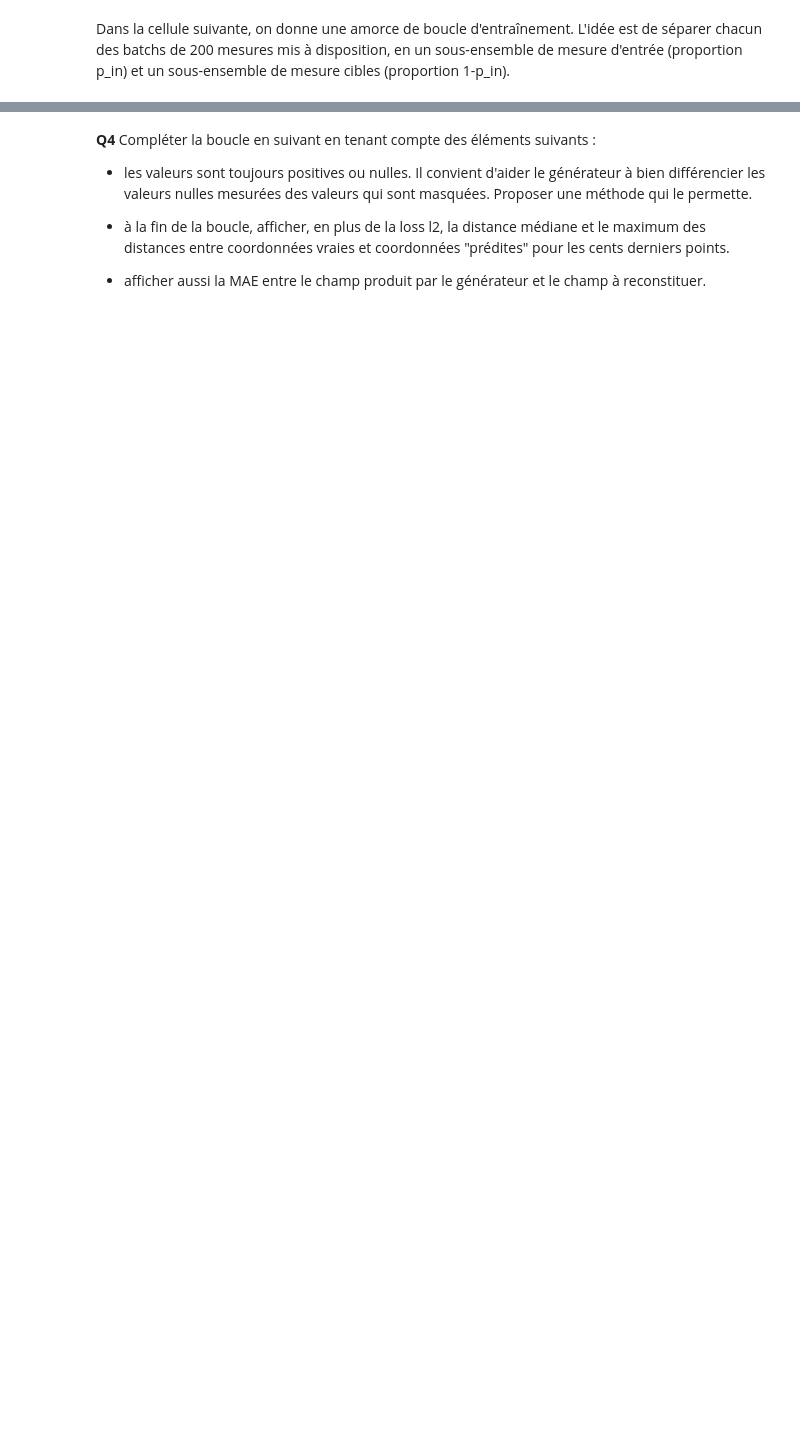
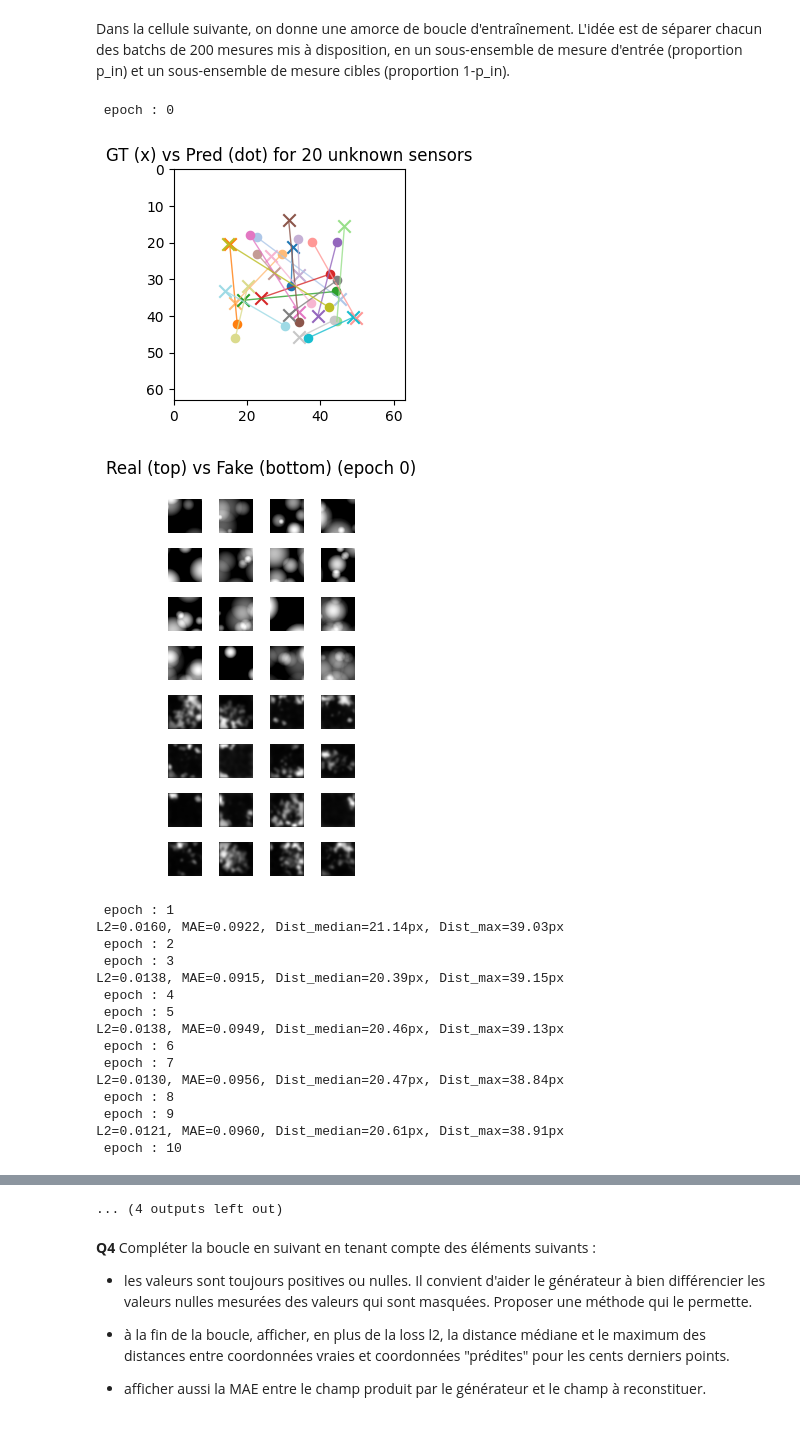
Before and after one commit to berbessout/ML_S5_etudiants, a Jupyter notebook: exams/exam_session1/problem1.ipynb, the cells around one changed output, grey strips where cells are left out. Cells and saved outputs as stored; diff of their text form; code cells hidden in the pictures; blank space fills up the shorter version.

```diff
--- a/exams/exam_session1/problem1.ipynb
+++ b/exams/exam_session1/problem1.ipynb
@@ -749,7 +751,7 @@ class Generator(nn.Module):
         # Pass the splatted image through the UNet
         field = self.unet(img_splat)
 
-        return 2*torch.tanh(field) # application de tanh pour restreindre l'intervalle de sortie
+        return field # application de tanh pour restreindre l'intervalle de sortie
 # %% [markdown]
 **Q2** Compléter le code en faisant se suivre le splatting et l'application du UNet. Vérifier sur un exemple que le code est bien fonctionnel.
 # %%
@@ -916,18 +830,35 @@ for epoch in range(nepochs):
 Dans la cellule suivante, on donne une amorce de boucle d'entraînement.
 L'idée est de séparer chacun des batchs de 200 mesures mis à disposition, en un sous-ensemble de mesure d'entrée (proportion p_in) et un sous-ensemble de mesure cibles (proportion 1-p_in).
 # %%
+# Initialisation
+device = "cuda" if torch.cuda.is_available() else "cpu"
+nepochs = 50
+p_in = 0.5  # proportion de mesures utilisées en entrée
+sigma = 2.0
+
+# Normalisation des coordonnées connues
+known_coords_norm = 2.0 * known_coordinates / (W - 1) - 1.0  # (N0,2) in [-1,1]
+
+# Création du générateur et de l'optimiseur
+G = Generator(N0, N1).to(device)
+optG = torch.optim.Adam(G.parameters(), lr=1e-3)
+
 ds = DatasetPB1(bs=32,
             known_coordinates=known_coordinates,
             unknown_coordinates=unknown_coordinates,
             steps_per_epoch=50,
             device=device)
+# Stockage des scores pour la partie III
+scores_history = {"l2": [], "mae": [], "dist_median": [], "dist_max": []}
 
 for epoch in range(nepochs):
+    print(f' epoch : {epoch}')
     # running sums for this epoch
     sum_l2 = 0.0
     sum_g  = 0.0
     sum_d  = 0.0
     n_steps = 0
+    sum_mae = 0.0
 
     # Pas de DataLoader : on sollicite seulement le Dataset ds
     for batch in ds:
@@ -936,40 +867,79 @@ for epoch in range(nepochs):
         meas = meas[:,1,:].unsqueeze(-1).to(device)  # (B,N,1)
 
         # Masquage d'une partie des inputs (attention à la confusion valeurs nulles / valeurs masquées !)
         input_mask = (torch.rand_like(meas) < p_in).float()
-        ...
+        meas_in_shift = meas * input_mask + (-0.1) * (1 - input_mask)
 
         # Forward
-        field = G(meas_in_shift, known_coords_norm, sigma)
+        field = G(meas_in_shift, known_coords_norm.to(device), sigma)
 
         # Récupération des coordonnées normalisées
         coords_full = torch.cat([
-            known_coords_norm.unsqueeze(0).expand(field.size(0), -1, -1),
+            known_coords_norm.unsqueeze(0).expand(field.size(0), -1, -1).to(device),
             G.unknown_coords.unsqueeze(0).expand(field.size(0), -1, -1)
         ], dim=1)
 
         # PRojection
-        ... = project_field(...)
+        proj_vals = project_field(field, coords_full)
 
         # Masque pour les cibles
-        target_mask = ...
+        target_mask = (1 - input_mask.squeeze(-1))
 
         # Optim
-        loss_l2 = ...
+        optG.zero_grad()
+        loss_l2 = ((proj_vals - meas.squeeze(-1)) ** 2 * target_mask).sum() / (target_mask.sum() + 1e-6)
+        loss_l2.backward()
+        optG.step()
 
-        ...
+        # Calcul de la MAE sur le champ complet (pour monitoring)
+        with torch.no_grad():
+            mae_batch = (field - batch["discs_gt"].to(device)).abs().mean().item()
+            sum_mae += mae_batch
+
+        sum_l2 += loss_l2.item()
+        n_steps += 1
 
     # Visualisation / Scoring (pas de validation)
     with torch.no_grad():
+      # Calcul des distances entre coordonnées vraies et prédites
+      pred_pix = (G.unknown_coords.detach().cpu() + 1.0) * ((W - 1) / 2.0)
+      gt_pix = unknown_coordinates.detach().cpu()
+      distances = torch.norm(pred_pix - gt_pix, dim=1)
+      dist_median = distances.median().item()
+      dist_max = distances.max().item()
+
+      scores_history["l2"].append(sum_l2 / n_steps)
+      scores_history["mae"].append(sum_mae / n_steps)
+      scores_history["dist_median"].append(dist_median)
+      scores_history["dist_max"].append(dist_max)
+
       if epoch % 10 == 0:
         viz_coords_pairs(
             unknown_coordinates=unknown_coordinates,
             unknown_coords_pred_norm=G.unknown_coords,
             N_viz=20,
             H=64, W=64
         )
         show_real_fake_grids(real=batch["discs_gan"], fake=field, n=16, title_suffix=f"(epoch {epoch})")
 
-        if (epoch + 1) % 2 == 0:
-
-          ...
+      if (epoch + 1) % 2 == 0:
+            print(f"L2={scores_history['l2'][-1]:.4f}, MAE={scores_history['mae'][-1]:.4f}, "f"Dist_median={scores_history['dist_median'][-1]:.2f}px, Dist_max={scores_history['dist_max'][-1]:.2f}px")
+# %% [output]
+ epoch : 0
+[figure, added]
+[figure, added]
+ epoch : 1
+L2=0.0160, MAE=0.0922, Dist_median=21.14px, Dist_max=39.03px
+ epoch : 2
+ epoch : 3
+L2=0.0138, MAE=0.0915, Dist_median=20.39px, Dist_max=39.15px
+ epoch : 4
+ epoch : 5
+L2=0.0138, MAE=0.0949, Dist_median=20.46px, Dist_max=39.13px
+ epoch : 6
+ epoch : 7
+L2=0.0130, MAE=0.0956, Dist_median=20.47px, Dist_max=38.84px
+ epoch : 8
+ epoch : 9
+L2=0.0121, MAE=0.0960, Dist_median=20.61px, Dist_max=38.91px
+ epoch : 10
@@ -976,3 +982,4 @@ for epoch in range(nepochs):
+... (4 outputs left out)
 # %% [markdown]
 **Q4** Compléter la boucle en suivant en tenant compte des éléments suivants :
 - les valeurs sont toujours positives ou nulles. Il convient d'aider le générateur à bien différencier les valeurs nulles mesurées des valeurs qui sont masquées. Proposer une méthode qui le permette.
```
Also changed, not shown: parts of 22 cells of this notebook.
